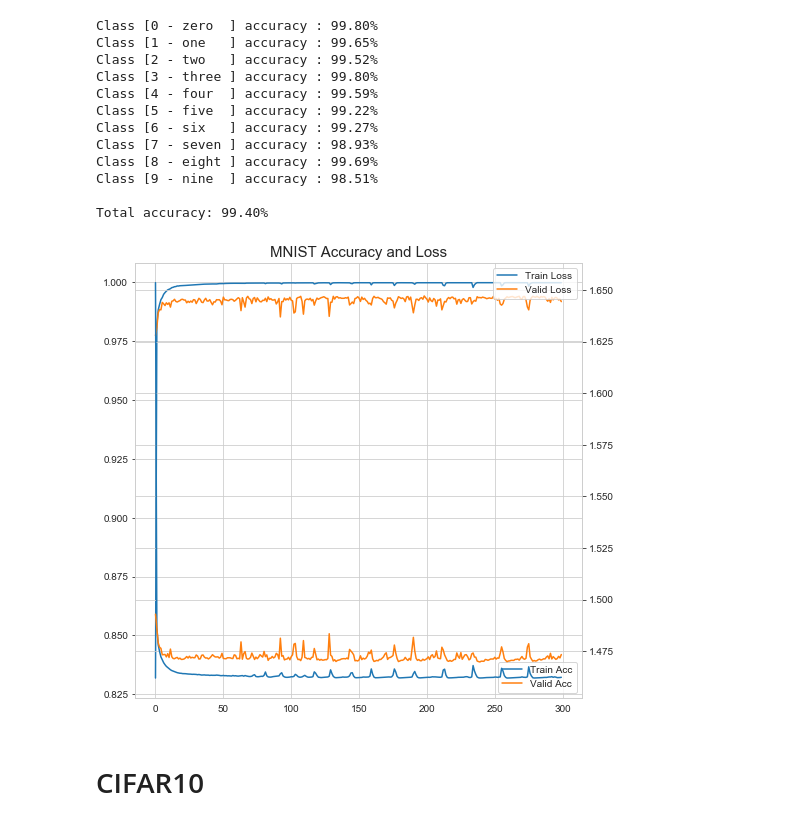
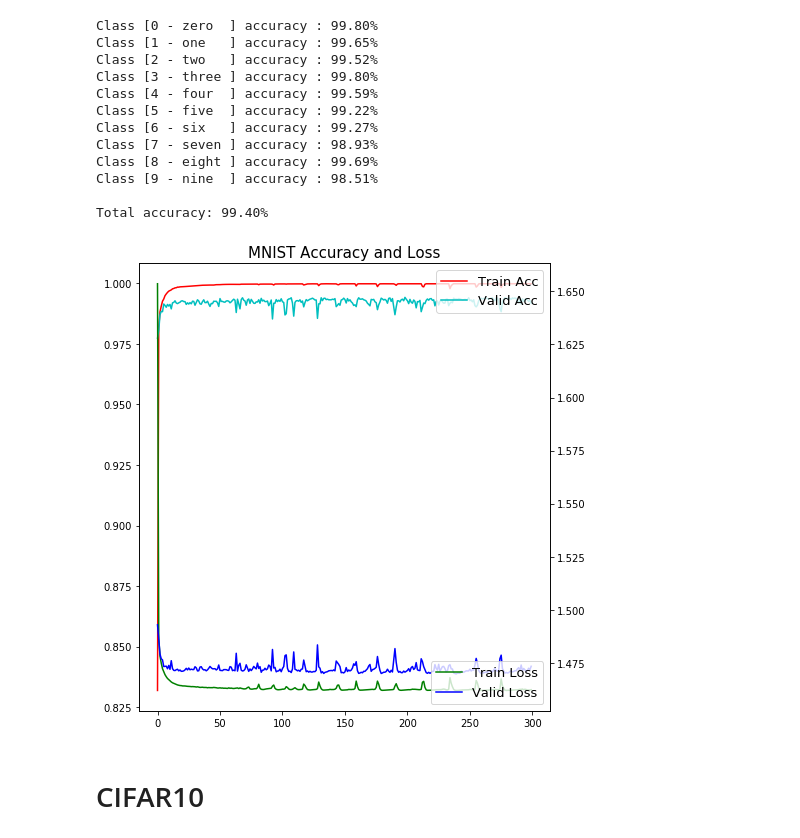
Before and after one commit to TooTouch/WhiteBox-Part1, a Jupyter notebook: notebook/[Evaluation] - Model Performance.ipynb, the cells around one changed output. Cells and saved outputs as stored; diff of their text form; code cells hidden in the pictures.

````diff
--- a/notebook/[Evaluation] - Model Performance.ipynb
+++ b/notebook/[Evaluation] - Model Performance.ipynb
@@ -8,25 +8,16 @@ This notebook will check the results of your assessment of MNIST and CIFAR10 as
 > python main.py
 ```
 # %%
-import torch
-from torch.utils.data import DataLoader
-import torchvision.transforms as transforms
-import torchvision.datasets as dset
-
 import numpy as np
 import sys
-import os
 import json
 sys.path.append('../code')
 
-from dataload import mnist_load, cifar10_load
 from model import SimpleCNN
+from utils import calc_accuracy
+from visualization import visualize_trainlogs
 
-import matplotlib.pyplot as plt
-import seaborn as sns
-sns.set_style('whitegrid')
-
-device = 'cuda' if torch.cuda.is_available() else 'cpu'
+device = 'cuda'
 # %% [markdown]
 # Model Load
 # %%
@@ -166,12 +117,14 @@ Class [9 - nine  ] accuracy : 98.51%
 
 Total accuracy: 99.40%
 # %%
-loss_acc_plot(train=mnist_simplecnn_logs['train'][0],
-              valid=mnist_simplecnn_logs['validation'][0],
-              width=8, height=8,
-              title='MNIST Accuracy and Loss')
+visualize_trainlogs(train=mnist_simplecnn_logs['train'][0],
+                    valid=mnist_simplecnn_logs['validation'][0],
+                    title='MNIST Accuracy and Loss',
+                    savedir='../images/results/mnist_acc_loss_plot.png',
+                    size=(7,7),
+                    fontsize=15)
 # %% [output]
-[figure, old version]
+[figure, new version]
 # %% [markdown]
 # CIFAR10
 # %%
````
Also changed, not shown: parts of 8 cells of this notebook, 7 other files.
